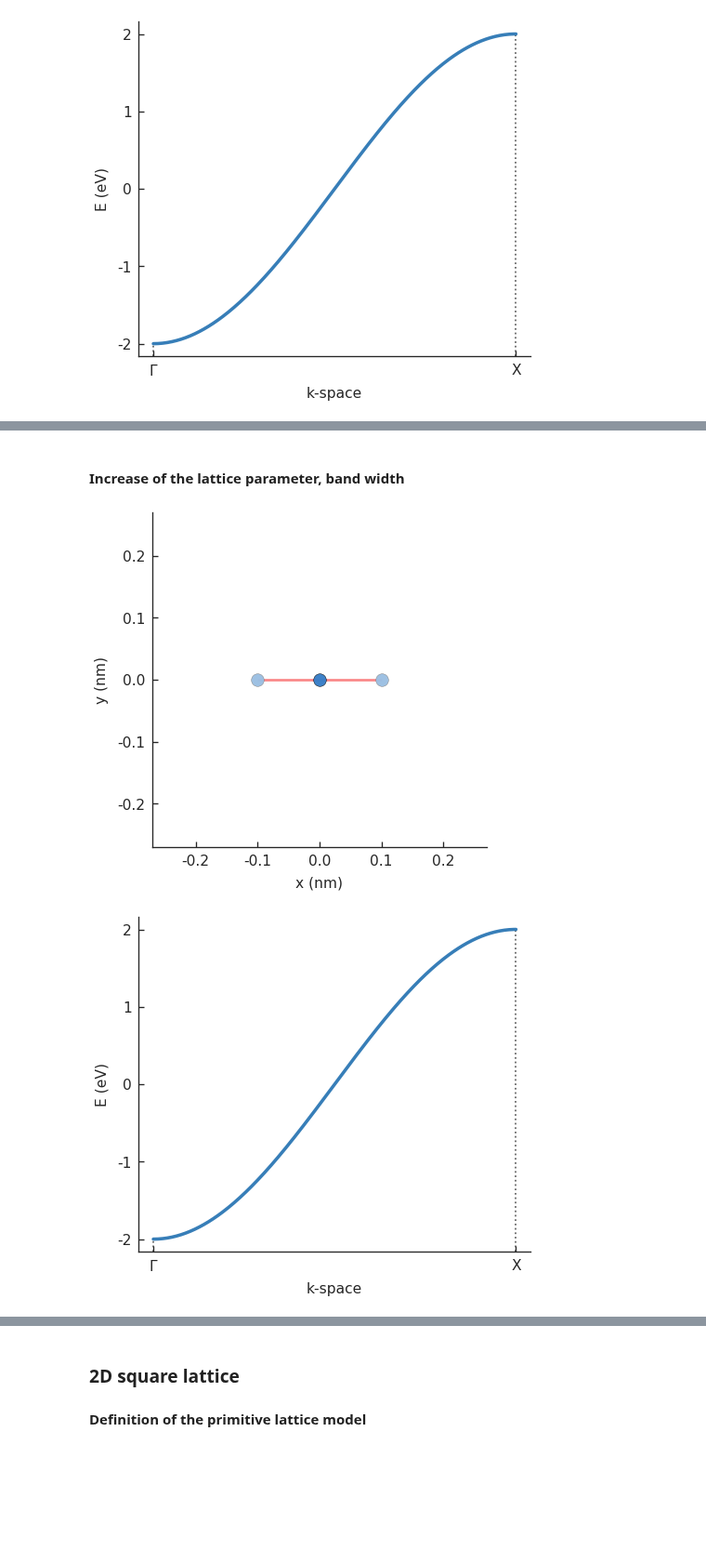
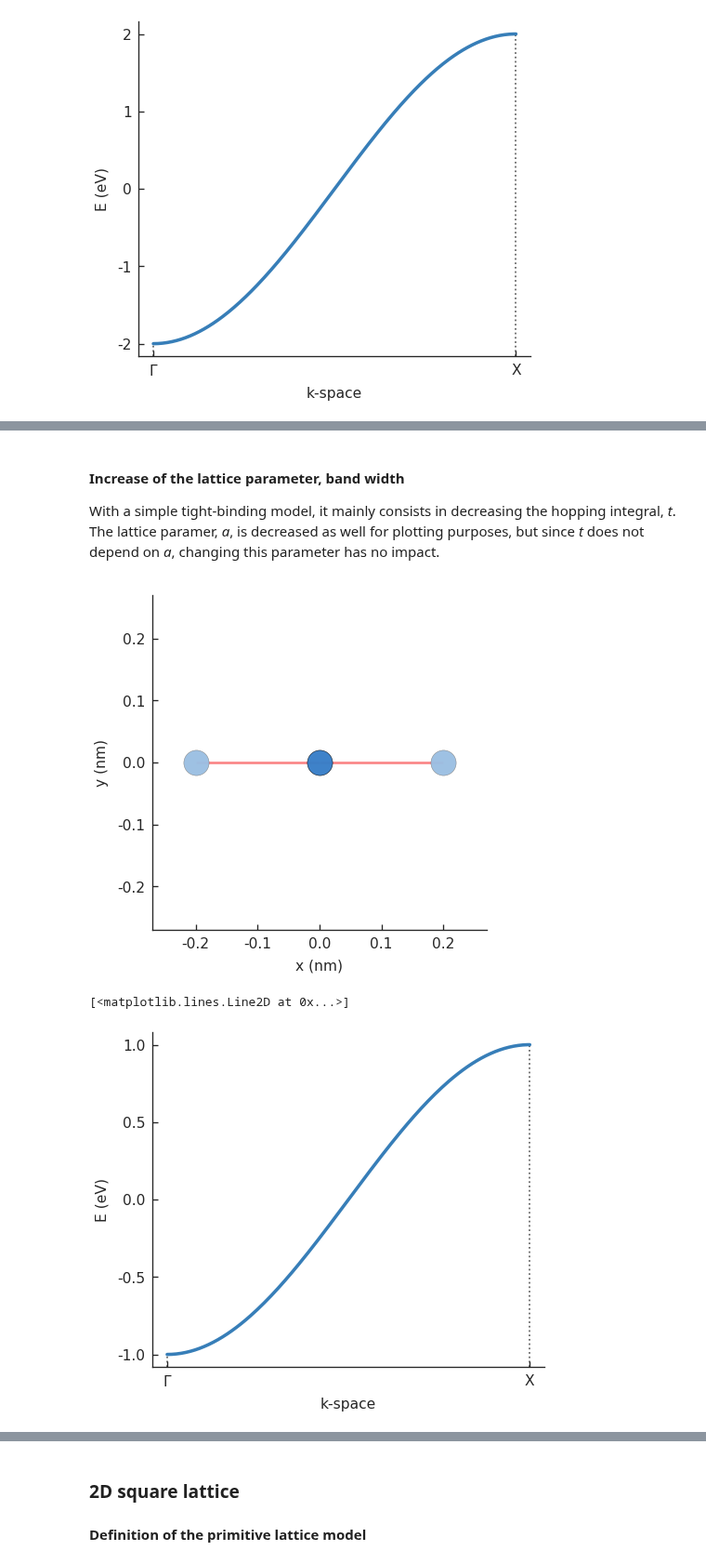
Before and after one commit to rpoteau/pyPhysChem, a Jupyter notebook: TB.ipynb, the cells around one changed output, grey strips where cells are left out. Shown at 93% size. Cells and saved outputs as stored; diff of their text form; code cells hidden in the pictures; blank space fills up the shorter version.

```diff
--- a/TB.ipynb
+++ b/TB.ipynb
@@ -73,7 +96,7 @@ import matplotlib.pyplot as plt
 
 pb.pltutils.use_style() # applies pybinding’s default style settings for matplotlib
 
-d = 0.2  # [nm] unit cell length
+d = 0.1  # [nm] unit cell length
 t = -1   # [eV] hopping energy
 
 # create a simple 1D lattice with vector a1
@@ -221,12 +246,12 @@ import matplotlib.pyplot as plt
 
 pb.pltutils.use_style() # applies pybinding’s default style settings for matplotlib
 
-def Hchain_lattice(a=1.0,t=-1.0):
+def Hchain_lattice(a=0.1,t=-1.0):
     # create a simple 1D lattice with vector a1
     lattice = pb.Lattice(a)
     lattice.add_one_sublattice('H', [0])
     lattice.add_one_hopping([1], 'H', 'H', t)
-    return Hlattice
+    return lattice
 
 aH = 0.1   # [nm] unit cell length
 tH = -1.0   # [eV] hopping energy
@@ -277,20 +316,31 @@ Hbands.plot(point_labels=kpoints_labels)
 # %% [markdown]
 #### Increase of the lattice parameter, band width
+
+<div class="intro">
+
+With a simple tight-binding model, it mainly consists in decreasing the hopping integral, *t*. The lattice paramer, *a*, is decreased as well for plotting purposes, but since *t* does not depend on *a*, changing this parameter has no impact.
+</div>
 # %%
-Hlattice2 = Hchain_lattice(2*aH,tH)
+aH2 = 2*aH
+tH2 = tH/2
+
+Hlattice2 = Hchain_lattice(aH2,tH2)
 Hmodel2 = pb.Model(
     Hlattice2,
     pb.translational_symmetry()
 )
 Hmodel2.plot()
 plt.show()
 
 Hsolver2 = pb.solver.lapack(Hmodel2)
 
+Gamma = [0, 0]
+X = [pi/aH2, 0]
 Hbands2 = Hsolver2.calc_bands(Gamma, X)
 
 Hbands2.plot(point_labels=kpoints_labels)
 plt.show()
 # %% [output]
-[figure, old version]
+[figure, new version]
+[<matplotlib.lines.Line2D at 0x...>]
-[figure, old version]
+[figure, new version]
```
Also changed, not shown: parts of 35 cells of this notebook, 12 other files.
